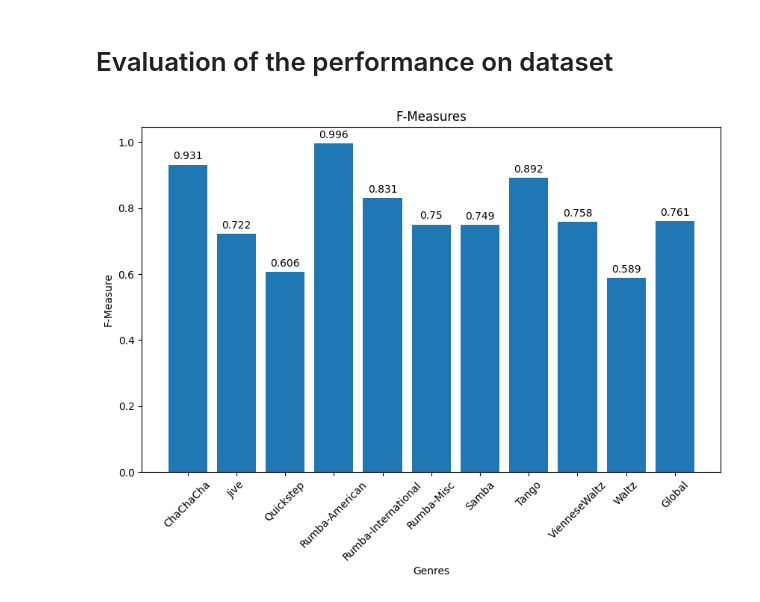
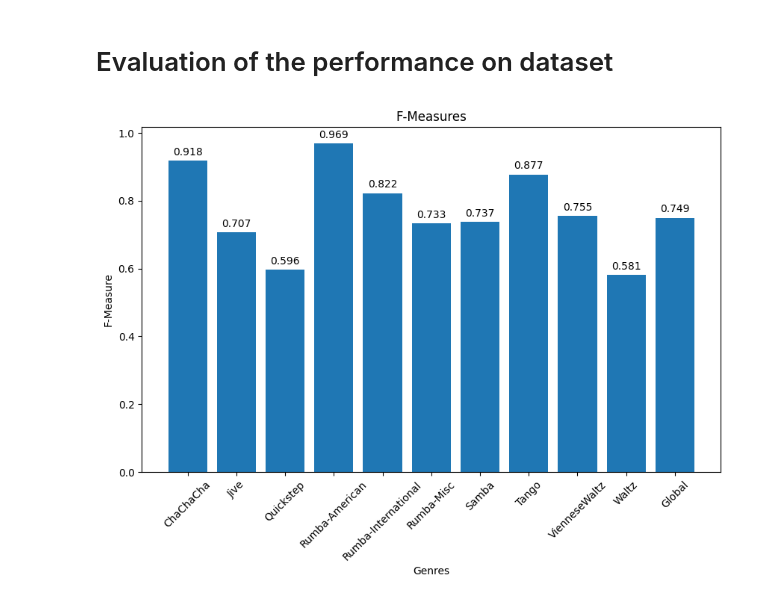
Before and after one commit to ruarim/beat_tracker, a Jupyter notebook: beat_tracker_dynamic.ipynb, the cells around one changed output. Cells and saved outputs as stored; diff of their text form; code cells hidden in the pictures.

```diff
--- a/beat_tracker_dynamic.ipynb
+++ b/beat_tracker_dynamic.ipynb
@@ -247,23 +251,27 @@ def estimate_tempo(odf, sr, hop_sec=0.004, max_lag_s=5, weight_threshold_ratio=0
 - Follow source code on Ellis 2007 paper.
 # %%
 def plot_dynamic_programming(c_score, backlink, ose, beats):
-    # plot the cumulative score and onset strength envelope
+    # Normalize values for better visualisation
+    ose = (ose - np.min(ose)) / (np.max(ose) - np.min(ose))
+    c_score = (c_score - np.min(c_score)) / (np.max(c_score) - np.min(c_score))
+
+    # Plot the cumulative score and onset strength envelope
     plt.figure(figsize=(14, 6))
     plt.plot(ose, label='Onset Strength Envelope', color='blue', alpha=0.5)
     plt.plot(c_score, label='Cumulative Score', color='orange', alpha=0.8)
 
-    # add arrows for backlinks
+    # Add arrows for backlinks
     for i in range(1, len(c_score)):
         if backlink[i] != -1:
             plt.annotate('', xy=(i, c_score[i]), xytext=(backlink[i], c_score[backlink[i]]),
                         arrowprops=dict(arrowstyle="<-", color='gray', alpha=0.5))
 
-    # highlight the beats
+    # Highlight the beats
     plt.scatter(beats, c_score[beats], color='red', zorder=5, label='Beats')
 
     plt.title('Dynamic Programming Beat Tracking Visualization')
     plt.xlabel('Time (frames)')
-    plt.ylabel('Score')
+    plt.ylabel('Normalized Score')
     plt.legend()
     plt.grid(True)
     plt.show()
@@ -289,8 +297,6 @@ def beat_track(ose, tempo_estimate, sr, alpha=680, hop_sec=0.004, show=False):
         timerange = i + prev_range
         # ensure timerange indices are within bounds
         valid_timerange = timerange[(timerange >= 0) & (timerange < len(ose))]
-        if len(valid_timerange) == 0:
-            continue  # skip if no valid timerange
 
         # calculate score candidates and find the best predecessor beat
         score_candiadates = cost[:len(valid_timerange)] + c_score[valid_timerange]
@@ -353,7 +359,7 @@ def evaluation(beats_annotation, beats_estimate, trim=False):
         beats_annotation = beats_eval.trim_beats(beats_annotation)
         beats_estimate = beats_eval.trim_beats(beats_estimate)
 
-    f_measure = beats_eval.f_measure(beats_annotation, beats_estimate)
+    f_measure = beats_eval.f_measure(beats_annotation, beats_estimate, f_measure_threshold=0.07)
     cemgil = beats_eval.cemgil(beats_annotation, beats_estimate)
     goto = beats_eval.goto(beats_annotation, beats_estimate)
     # p_score = beats_eval.p_score(beats_ref, beats_est) broken: numpy depricated int error in mir_eval lib
@@ -528,31 +534,26 @@ weight ratio: 0.08858465014719291
 # %% [markdown]
 # Evaluation of the performance on dataset
 # %%
-if evaluate_dataset:
-    # evaluate system on dataset
-    audio_path = audio_folder
-    annotations_path = annotations_folder
-    recompute_data=True
-    songs_data = read_data(audio_path, annotations_path, recompute=recompute_data)
-    genres = genres
-    #sub_set_genres = ["Rumba-American"] # test a subset of the data
+# evaluate system on dataset
+audio_path = audio_folder
+annotations_path = annotations_folder
+recompute_data=True
+songs_data = read_data(audio_path, annotations_path, recompute=recompute_data)
+genres = genres
+trim=False # ignore first 5 seconds of beats
+recompute_analysis=True # override numpy binary file dump
+show=False # include plot
 
-    trim=True # ignore first 5 seconds of beats
-    recompute_analysis=True # override numpy binary file dump
-    show=False # include plot
-    f_measure_means = test_dataset(
-                                songs_data,
-                                genres=genres,
-                                trim=trim,
-                                recompute=recompute_analysis,
-                                show=show
-                            ) # runtime ~2-3 mins on all data
+f_measure_means = test_dataset(
+                            songs_data,
+                            genres=genres,
+                            trim=trim,
+                            recompute=recompute_analysis,
+                            show=show
+                        ) # runtime ~2-3 mins on all data
 
-    # convert to dictonary for plotting
-    f_measure_means = {item['genre']: item['f_measure_mean'] for item in f_measure_means}
-    plot_results(f_measure_means)
-
-# Extra
-# find best performer and worst performer
+# convert to dictonary for plotting
+f_measure_means = {item['genre']: item['f_measure_mean'] for item in f_measure_means}
+plot_results(f_measure_means)
 # %% [output]
-[figure, old version]
+[figure, new version]
```
Also changed, not shown: parts of 10 cells of this notebook.
